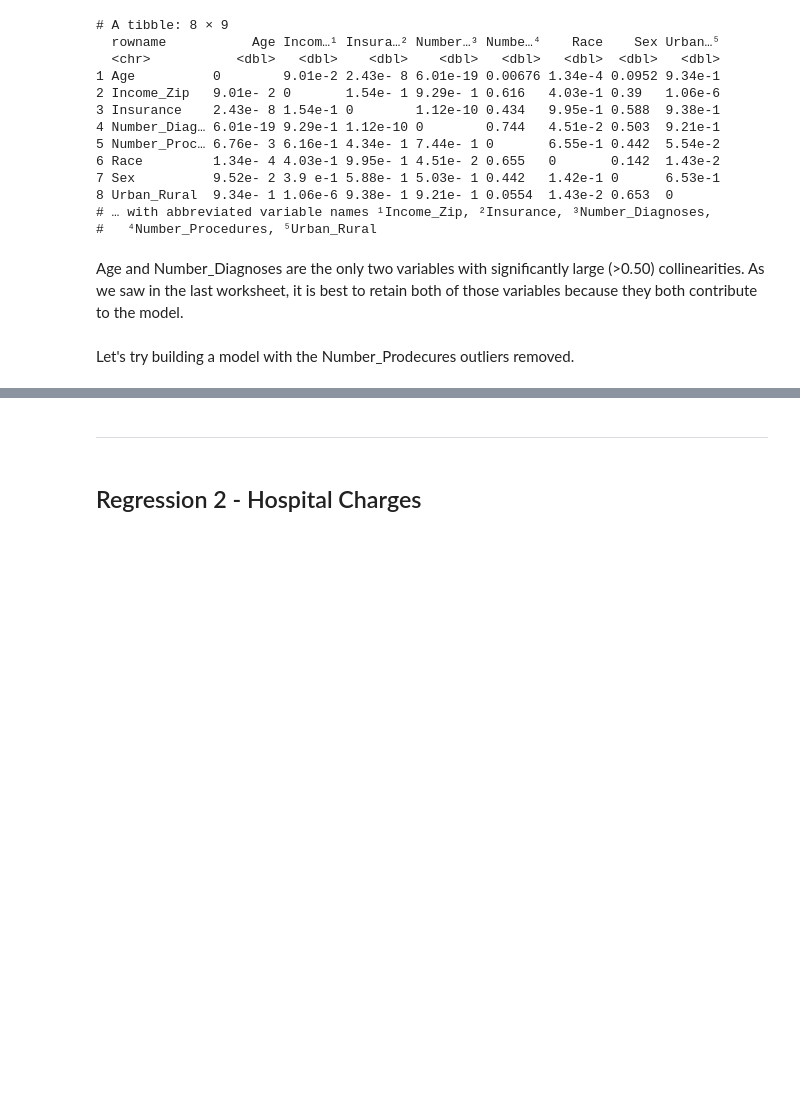
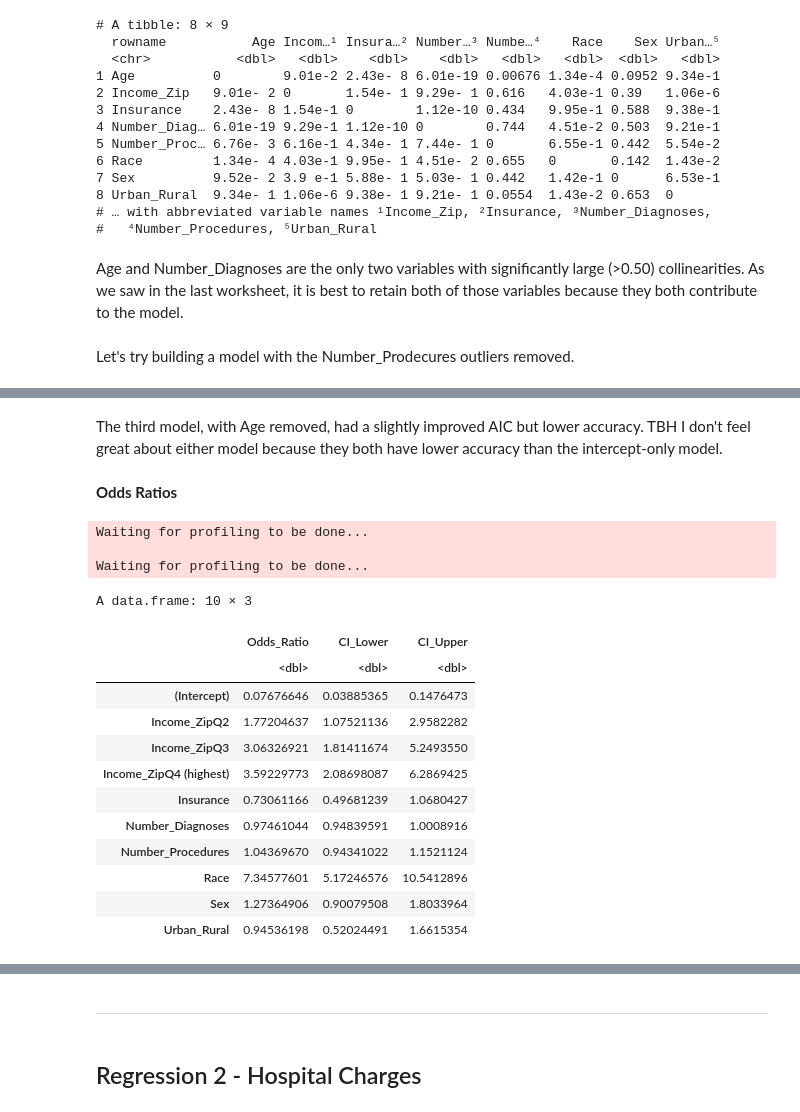
Before and after one commit to tyg3rr/HM878-Biostats, a Jupyter notebook: Problem Set 4 LogReg Failed Assumptions .ipynb, the cells around one changed output, grey strips where cells are left out. Saved outputs shown, nothing was run; the diff lists cells and outputs as text; code cells hidden in the pictures; blank space fills up the shorter version.

```diff
--- a/Problem Set 4 LogReg Failed Assumptions .ipynb
+++ b/Problem Set 4 LogReg Failed Assumptions .ipynb
@@ -322,0 +384,28 @@ Pearson Goodness of Fit Test
+# %%
+################
+# In this cell I toyed with variables Age and Number_Procedures, due to
+# high correlations between the two. Removing Age produced a slightly better
+# model
+################
+
+mod3_0 <- glm(Death ~ 1, family = binomial, data = df)
+mod3_1 <- glm(
+    Death ~
+    #Age +
+    Income_Zip +
+    Insurance +
+    Number_Diagnoses +
+    Number_Procedures +
+    Race +
+    Sex  +
+    Urban_Rural
+    , family = binomial,
+    data = df, weights = Weighting
+    )
+
+summary(mod3_0)
+summary(mod3_1)
+pred_percent(mod3_0, df$Death, "mod3_0")
+pred_percent(mod3_1, df$Death, "mod3_1")
+
+chi_log(mod3_1, df, 'mod3_1')
@@ -338,0 +499,27 @@ Warning message in lab == {:
+# %% [markdown]
+The third model, with Age removed, had a slightly improved AIC but lower accuracy. TBH I don't feel great about either model because they both have lower accuracy than the intercept-only model.
+# %% [markdown]
+**Odds Ratios**
+# %%
+data.frame(
+    Odds_Ratio = exp(coef(mod3_1)),
+    CI_Lower = exp(confint(mod3_1))[,1],
+    CI_Upper = exp(confint(mod3_1))[,2]
+    )
+# %% [output]
+Waiting for profiling to be done...
+
+Waiting for profiling to be done...
+A data.frame: 10 × 3
+|  | Odds_Ratio | CI_Lower | CI_Upper |
+|  | <dbl> | <dbl> | <dbl> |
+| (Intercept) | 0.07676646 | 0.03885365 | 0.1476473 |
+| Income_ZipQ2 | 1.77204637 | 1.07521136 | 2.9582282 |
+| Income_ZipQ3 | 3.06326921 | 1.81411674 | 5.2493550 |
+| Income_ZipQ4 (highest) | 3.59229773 | 2.08698087 | 6.2869425 |
+| Insurance | 0.73061166 | 0.49681239 | 1.0680427 |
+| Number_Diagnoses | 0.97461044 | 0.94839591 | 1.0008916 |
+| Number_Procedures | 1.04369670 | 0.94341022 | 1.1521124 |
+| Race | 7.34577601 | 5.17246576 | 10.5412896 |
+| Sex | 1.27364906 | 0.90079508 | 1.8033964 |
+| Urban_Rural | 0.94536198 | 0.52024491 | 1.6615354 |
```
Also changed, not shown: parts of 51 cells of this notebook.
